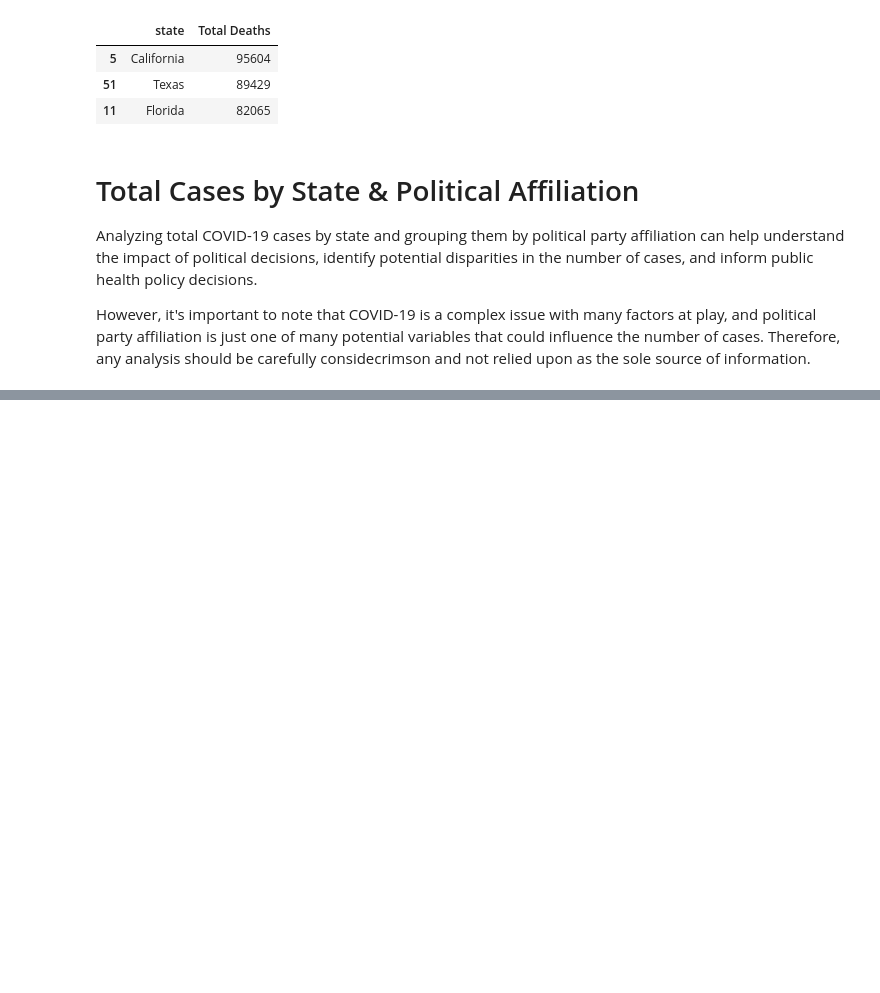
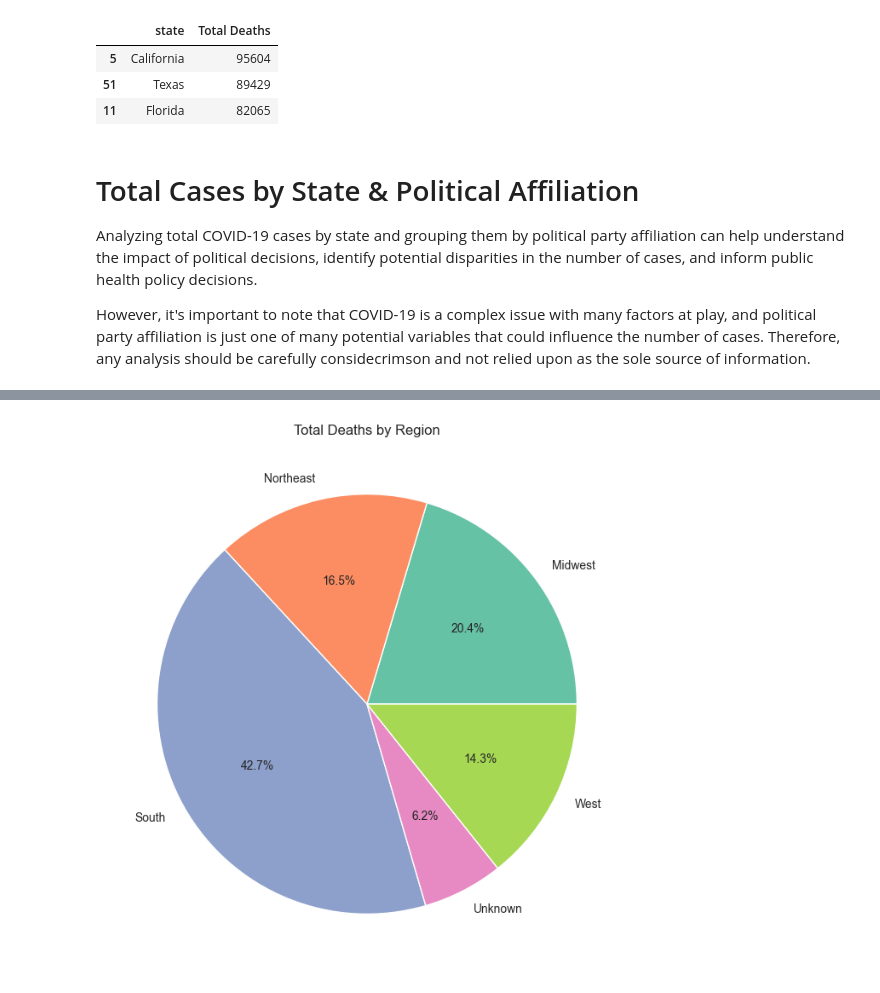
Before and after one commit to mikerasch/Covid19Analysis, a Jupyter notebook: Covid_Analysis.ipynb, the cells around one changed output, grey strips where cells are left out. Drawn from its saved outputs; the diff is of its cells as text; code cells hidden in the pictures; blank space fills up the shorter version.

Commit message:
Mapped by regions

```diff
--- a/Covid_Analysis.ipynb
+++ b/Covid_Analysis.ipynb
@@ -201,0 +207,26 @@ plt.show()
+# %%
+northeast_states = {'Connecticut', 'Maine', 'Massachusetts', 'New Hampshire', 'Rhode Island', 'Vermont', 'New Jersey', 'New York', 'Pennsylvania'}
+midwest_states = {'Illinois', 'Indiana', 'Michigan', 'Ohio', 'Wisconsin', 'Iowa', 'Kansas', 'Minnesota', 'Missouri', 'Nebraska', 'North Dakota', 'South Dakota'}
+south_states = {'Delaware', 'Florida', 'Georgia', 'Maryland', 'North Carolina', 'South Carolina', 'Virginia', 'West Virginia', 'Kentucky', 'Tennessee', 'Arkansas', 'Louisiana', 'Mississippi', 'Alabama', 'Arizona', 'New Mexico', 'Oklahoma', 'Texas'}
+west_states = {'Colorado', 'Idaho', 'Montana', 'Nevada', 'Utah', 'Wyoming', 'Alaska', 'California', 'Hawaii', 'Oregon', 'Washington'}
+
+state_to_region = {}
+for state in northeast_states:
+    state_to_region[state] = 'Northeast'
+for state in midwest_states:
+    state_to_region[state] = 'Midwest'
+for state in south_states:
+    state_to_region[state] = 'South'
+for state in west_states:
+    state_to_region[state] = 'West'
+
+covid_df['region'] = covid_df['state'].apply(lambda x: state_to_region.get(x, 'Unknown'))
+deaths_by_region = covid_df.groupby('region')['tot_death'].sum()
+sns.set_palette('Set2')
+plt.figure(figsize=(8, 8))
+deaths_by_region.plot(kind='pie', autopct='%1.1f%%')
+plt.title('Total Deaths by Region')
+plt.ylabel('')
+plt.show()
+# %% [output]
+[figure, added]
```
Also changed, not shown: parts of 8 cells of this notebook.
